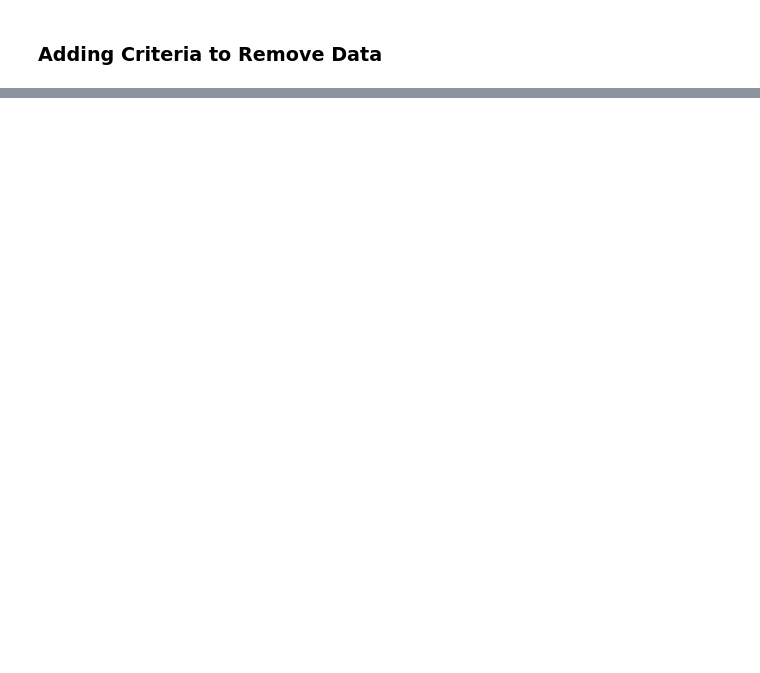
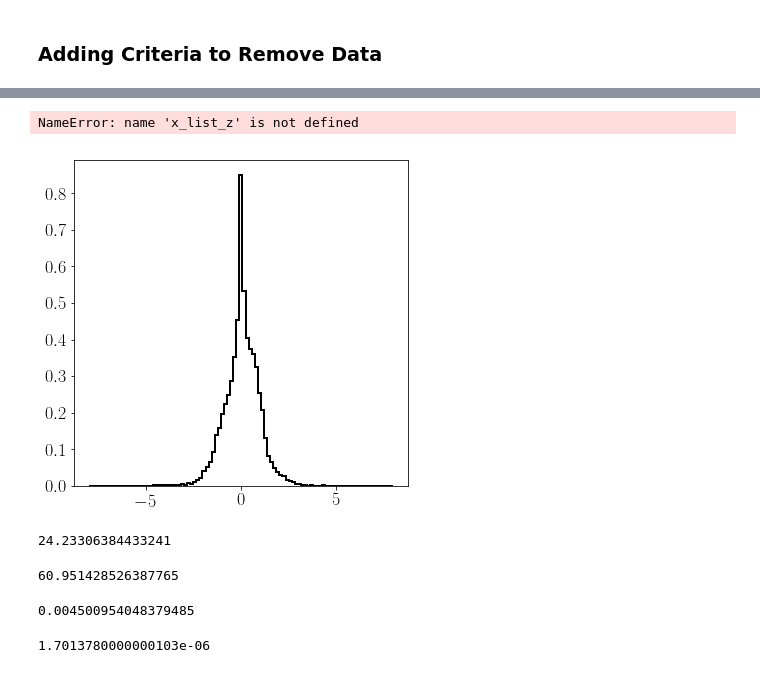
Before and after one commit to ethanpayne42/Brownian, a Jupyter notebook: Analysis Script.ipynb, the cells around one changed output, grey strips where cells are left out. Drawn from its saved outputs; the diff is of its cells as text; code cells hidden in the pictures; blank space fills up the shorter version.

```diff
--- a/Analysis Script.ipynb
+++ b/Analysis Script.ipynb
@@ -413,0 +653,78 @@ Self Diffusion, DM: 3.64E-13 +- 1E-14 m^2/s
+# %%
+nb = 100
+
+fig = plt.figure(figsize=(12, 6))
+gs = gridspec.GridSpec(1, 2, width_ratios=[1,1],wspace=0.0)
+
+ax0 = plt.subplot(gs[0])
+
+ax0.hist(x_list,bins=np.linspace(-8,8,nb),normed=True,linewidth=2,
+         color='k',histtype='step',label=r'Original')
+
+nc,xc,q = (ax0.hist(x_list_z,bins=np.linspace(-8,8,nb),normed=True,linewidth=2,
+                    color='r',histtype='step',label=r' Removed High $\text{d}x/\text{d}t$ and $x$'))
+xc += 8/nb
+
+xc_n = xc[np.where(np.abs(xc) >0.5)][1:]
+nc_n = nc[np.where(np.abs(xc[1:]) >0.5)]
+
+p_initial = [0.25,0,3]
+
+popt, pcov = curve_fit(gauss, xc_n,nc_n, p0=p_initial)
+perr = np.sqrt(np.diag(pcov))
+
+# Generate y-data based on the fit.
+#y_fit = gauss(xc, *popt)
+#plt.plot(xc,y_fit)
+
+ax0.hist(x_list_ex,bins=np.linspace(-8,8,nb),normed=True,linewidth=2,
+         color='b',histtype='step',label=r'Removed low $\sigma$')
+
+ax0.hist(x_list_g,bins=np.linspace(-8,8,nb),normed=True,linewidth=2,
+         color='g',histtype='step',label=r'Removed Paths with $x=0$')
+
+ax1 = plt.subplot(gs[1])
+
+ax1.hist(x_list_g,bins=np.linspace(-8,8,nb),normed=True,linewidth=2,
+         color='g',histtype='step',label=r'Removed Paths with $x=0$')
+
+ax1.hist(x_list,bins=np.linspace(-8,8,nb),normed=True,linewidth=2,
+         color='k',histtype='step',label=r'Original')
+
+ax1.set_yticklabels([])
+ax0.set_xlim(-2.5,2.5)
+ax1.set_xlim(-2.5,2.5)
+
+bb = (fig.subplotpars.left-0.1, fig.subplotpars.top+0.075,
+      fig.subplotpars.right-fig.subplotpars.left+0.2,10)
+
+
+ax0.legend(bbox_to_anchor=bb, mode="expand", loc=3,
+               ncol=4, borderaxespad=0., bbox_transform=fig.transFigure)
+
+ax0.set_xlabel(r'$x/\sqrt{t}$')
+ax1.set_xlabel(r'$x/\sqrt{t}$')
+
+ax0.set_ylabel(r'Probability Density')
+
+plt.tight_layout()
+#plt.savefig('cleanup.pdf',bbox_inches='tight')
+# %% [output]
+NameError: name 'x_list_z' is not defined
+[figure, added]
+# %%
+np.arctan(4.5e-3/(5e-3 - 1.24e-6)/2)*180
+# %% [output]
+24.23306384433241
+# %%
+np.arctan(4.5e-3/((5e-3 - 1.24e-6)/2))*180/np.pi
+# %% [output]
+60.951428526387765
+# %%
+5.85e-3/2*4.5e-3/((5.85e-3 - 1.24e-6)/2)
+# %% [output]
+0.004500954048379485
+# %%
+(1+3*0.63*10**(-6)/(5e-3))*4.501e-3-4.501e-3
+# %% [output]
+1.7013780000000103e-06
```
Also changed, not shown: parts of 21 cells of this notebook.
